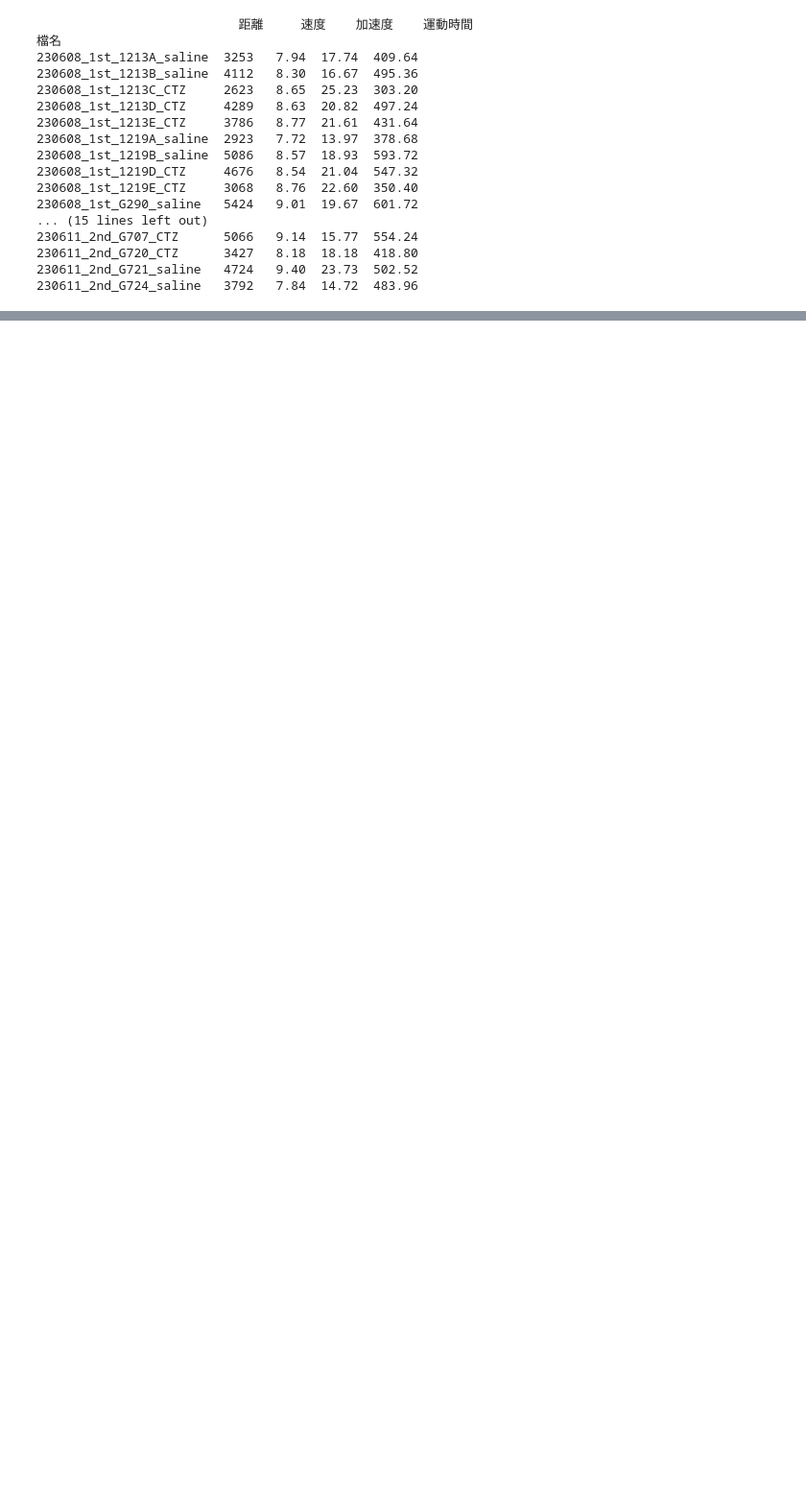
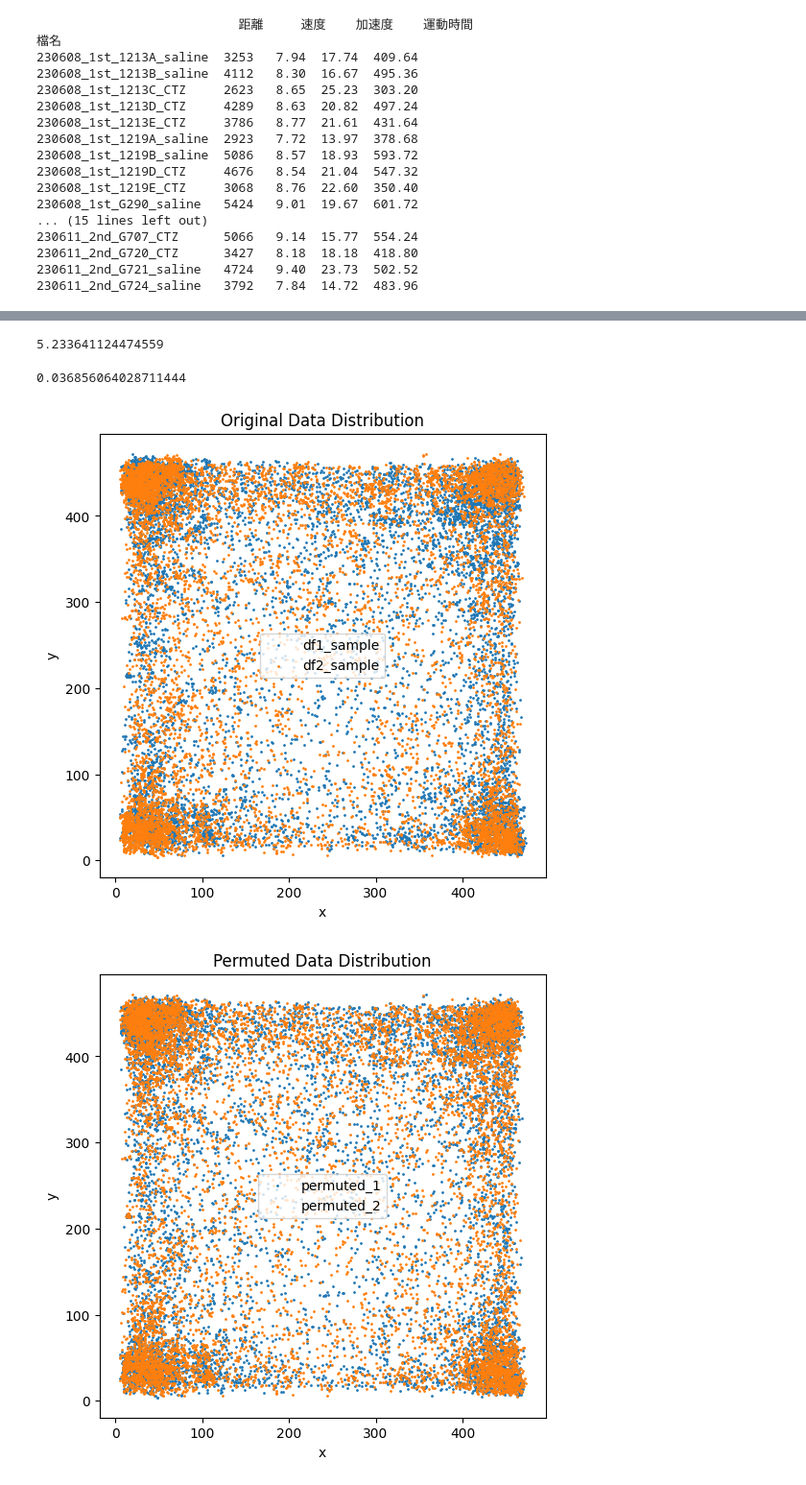
Before and after one commit to IsonaEi/behavior_analysis, a Jupyter notebook: Open_Field/open_field_behavior_calculator.ipynb, the cells around one changed output, grey strips where cells are left out. Shown at 96% size. Cells and saved outputs as stored; diff of their text form; code cells hidden in the pictures; blank space fills up the shorter version.

```diff
--- a/Open_Field/open_field_behavior_calculator.ipynb
+++ b/Open_Field/open_field_behavior_calculator.ipynb
@@ -405,0 +439,3 @@ plt.show()
+# %%
+# speed and acceleration
+df1 = PolarCoordinatesOfAngularVelocity(x, y)
@@ -405,0 +445,5 @@ plt.show()
+# %%
+#取dr, dtheta
+df1_filtered = df1[['dr', 'dtheta']]
+# %%
+df2 = PolarCoordinatesOfAngularVelocity(x, y)
@@ -405,0 +453,3 @@ plt.show()
+# %%
+#取dr, dtheta
+df2_filtered = df2[['dr', 'dtheta']]
@@ -405,0 +508,55 @@ plt.show()
+# %%
+df1_sample = df1_filtered.sample(n=10000, random_state=1)
+df2_sample = df2_filtered.sample(n=10000, random_state=1)
+
+combined = pd.concat([df1_sample, df2_sample]).values.astype(np.float32)
+n_X = len(df1_sample)
+
+np.random.seed(None)
+idx = np.random.permutation(len(combined))
+permuted_X = pd.DataFrame(combined[idx[:n_X]])
+permuted_Y = pd.DataFrame(combined[idx[n_X:]])
+print(energy_distance(df1_sample, df2_sample))
+energy_distance(permuted_X, permuted_Y)
+# %% [output]
+5.233641124474559
+0.036856064028711444
+# %%
+#plot df1_sample and df2_sample
+
+import matplotlib.pyplot as plt
+
+df1_sample = df1_filtered.sample(n=10000, random_state=42)
+df2_sample = df2_filtered.sample(n=10000, random_state=42)
+
+combined = pd.concat([df1_sample, df2_sample]).values.astype(np.float32)
+n_X = len(df1_sample)
+
+np.random.seed(None)
+idx = np.random.permutation(len(combined))
+permuted_X = pd.DataFrame(combined[idx[:n_X]])
+permuted_Y = pd.DataFrame(combined[idx[n_X:]])
+
+
+#1: 原始數據分佈
+plt.figure(figsize=(6, 6))
+plt.scatter(df1_sample['x'], df1_sample['y'],  s=1, label='df1_sample')
+plt.scatter(df2_sample['x'], df2_sample['y'], s=1, label='df2_sample')
+plt.legend()
+plt.title("Original Data Distribution")
+plt.xlabel("x")
+plt.ylabel("y")
+plt.show()
+
+# 圖片 2: 置換後數據分佈
+plt.figure(figsize=(6, 6))
+plt.scatter(x = permuted_X[0], y = permuted_X[1], s=1, label='permuted_1')
+plt.scatter(x = permuted_Y[0], y = permuted_Y[1], s=1, label='permuted_2')
+plt.legend()
+plt.title("Permuted Data Distribution")
+plt.xlabel("x")
+plt.ylabel("y")
+plt.show()
+# %% [output]
+[figure, added]
+[figure, added]
```
Also changed, not shown: parts of 16 cells of this notebook, 21 other files.
